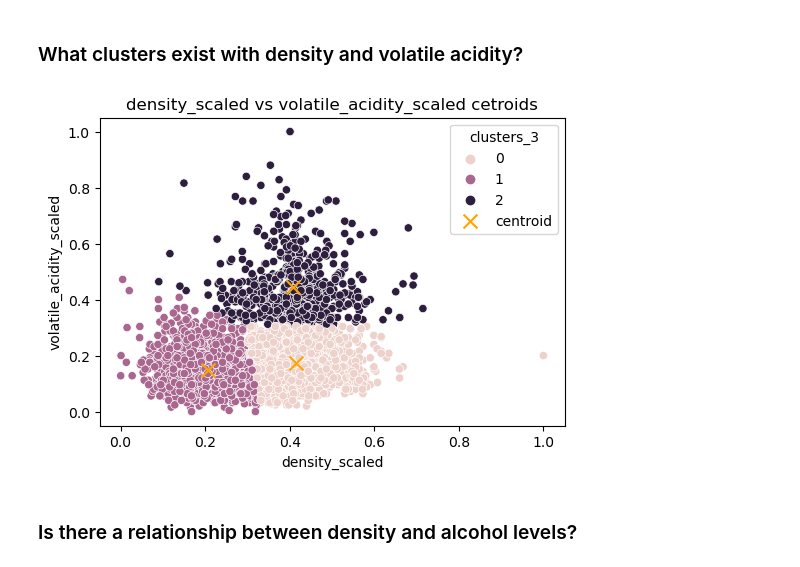
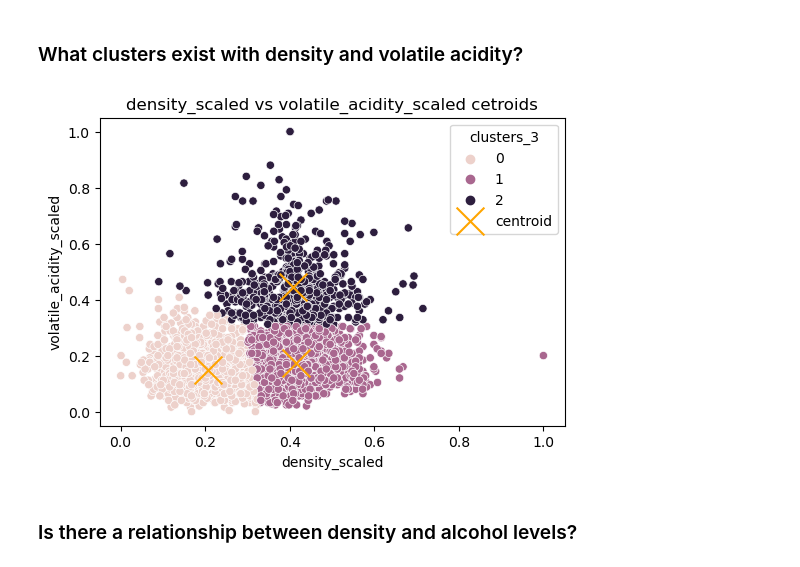
Before and after one commit to Codeup-Clustering-Project/wine_quality, a Jupyter notebook: final_report.ipynb, the cells around one changed output. Saved outputs shown, nothing was run; the diff lists cells and outputs as text; code cells hidden in the pictures.

```diff
--- a/final_report.ipynb
+++ b/final_report.ipynb
@@ -115,11 +115,11 @@ We reject the null hypothesis.
 # %% [markdown]
 ### What clusters exist with density and volatile acidity?
 # %%
-feature_combinations, ceters = e.volatile_cluster_model(x_feature_selected, train_scaled)
+feature_combinations, ceters, ceters2, model_df, model_df2 = e.volatile_cluster_model(x_feature_selected, train_scaled)
 # %%
-e.dense_vol_centroids(train_scaled, feature_combinations, ceters)
+e.dense_vol_centroids(train_scaled, feature_combinations, ceters, model_df)
 # %% [output]
-[figure, old version]
+[figure, new version]
 # %% [markdown]
 ### Is there a relationship between density and alcohol levels?
 # %%
```
Also changed, not shown: parts of 17 cells of this notebook.
